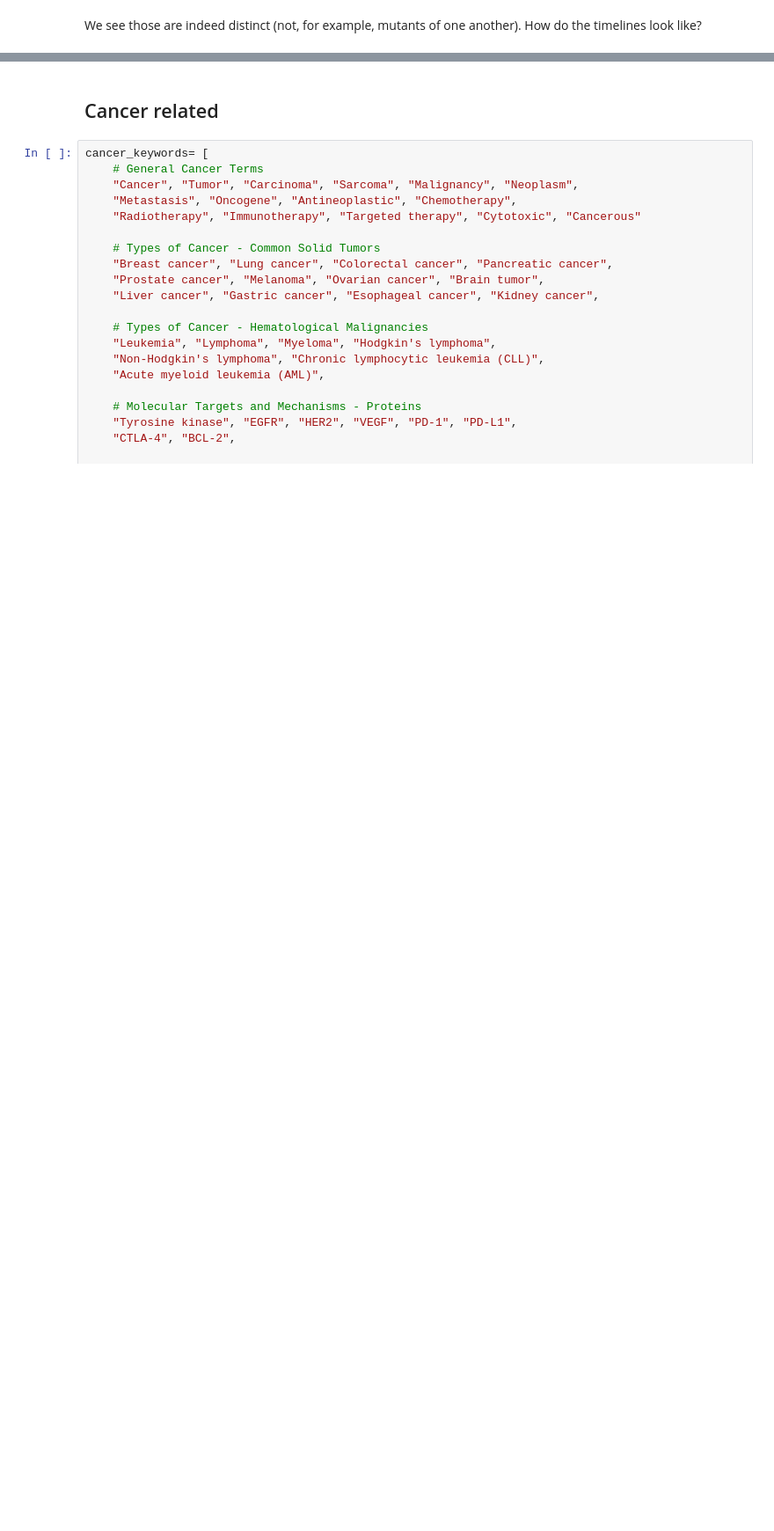
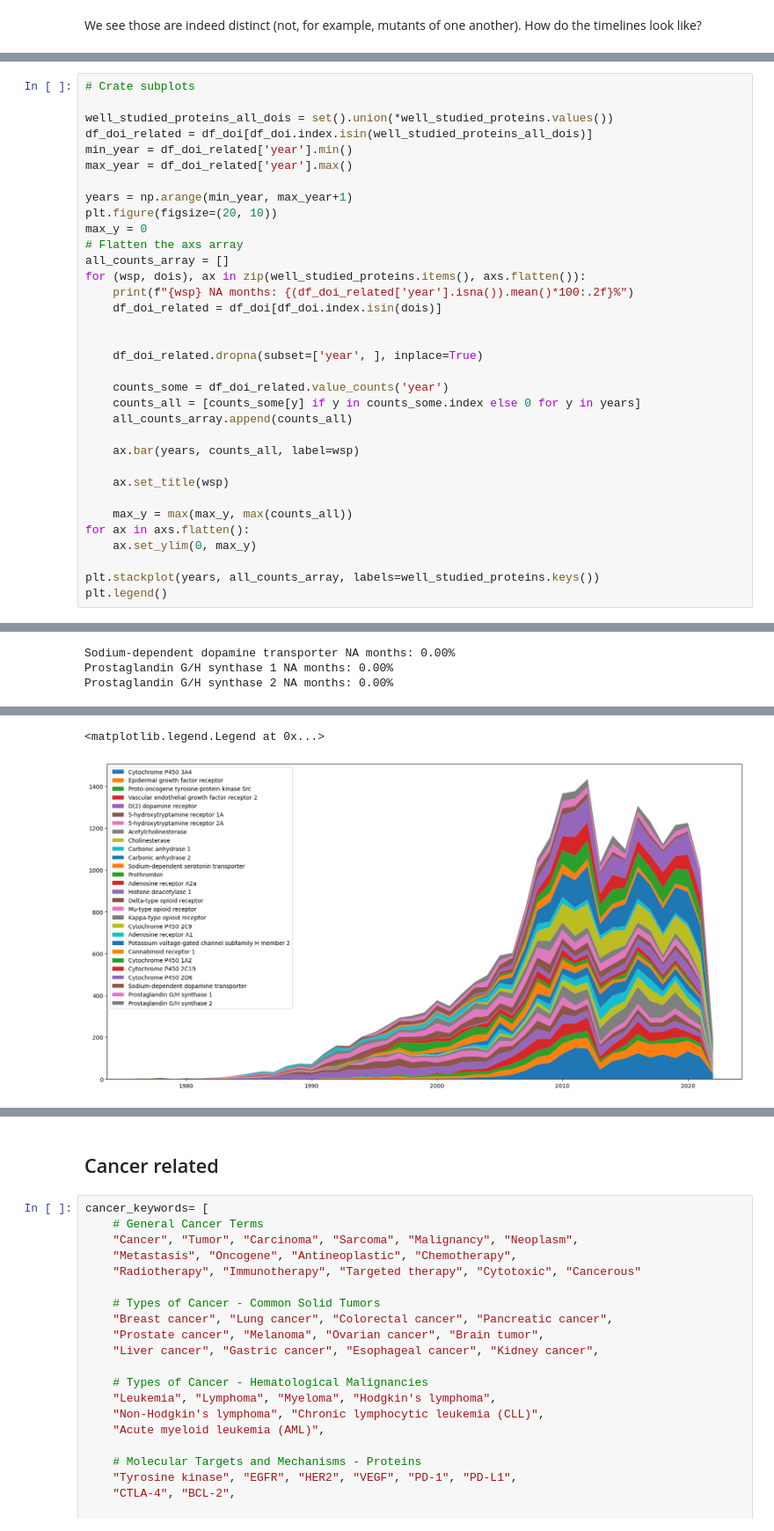
Before and after one commit to epfl-ada/ada-2024-project-hyperbabbage, a Jupyter notebook: time_trends.ipynb, the cells around one changed output, grey strips where cells are left out. Shown at 88% size. Drawn from its saved outputs; the diff is of its cells as text; blank space fills up the shorter version.

```diff
--- a/time_trends.ipynb
+++ b/time_trends.ipynb
@@ -249 +226,36 @@ See the caveats in the documentation: https://pandas.pydata.org/pandas-docs/stab
 [figure]
+# %%
+# Crate subplots
+
+well_studied_proteins_all_dois = set().union(*well_studied_proteins.values())
+df_doi_related = df_doi[df_doi.index.isin(well_studied_proteins_all_dois)]
+min_year = df_doi_related['year'].min()
+max_year = df_doi_related['year'].max()
+
+years = np.arange(min_year, max_year+1)
+plt.figure(figsize=(20, 10))
+max_y = 0
+# Flatten the axs array
+all_counts_array = []
+for (wsp, dois), ax in zip(well_studied_proteins.items(), axs.flatten()):
+    print(f"{wsp} NA months: {(df_doi_related['year'].isna()).mean()*100:.2f}%")
+    df_doi_related = df_doi[df_doi.index.isin(dois)]
+
+
+    df_doi_related.dropna(subset=['year', ], inplace=True)
+
+    counts_some = df_doi_related.value_counts('year')
+    counts_all = [counts_some[y] if y in counts_some.index else 0 for y in years]
+    all_counts_array.append(counts_all)
+
+    ax.bar(years, counts_all, label=wsp)
+
+    ax.set_title(wsp)
+
+    max_y = max(max_y, max(counts_all))
+for ax in axs.flatten():
+    ax.set_ylim(0, max_y)
+
+plt.stackplot(years, all_counts_array, labels=well_studied_proteins.keys())
+plt.legend()
+# %% [output]
@@ -249,0 +321,3 @@ See the caveats in the documentation: https://pandas.pydata.org/pandas-docs/stab
+Sodium-dependent dopamine transporter NA months: 0.00%
+Prostaglandin G/H synthase 1 NA months: 0.00%
+Prostaglandin G/H synthase 2 NA months: 0.00%
@@ -250,2 +340,4 @@ See the caveats in the documentation: https://pandas.pydata.org/pandas-docs/stab
+<matplotlib.legend.Legend at 0x...>
+[figure, added]
 # %% [markdown]
 This dose not consider the number of Ligands in a single article (the number of measurements).
```
Also changed, not shown: parts of 19 cells of this notebook.
